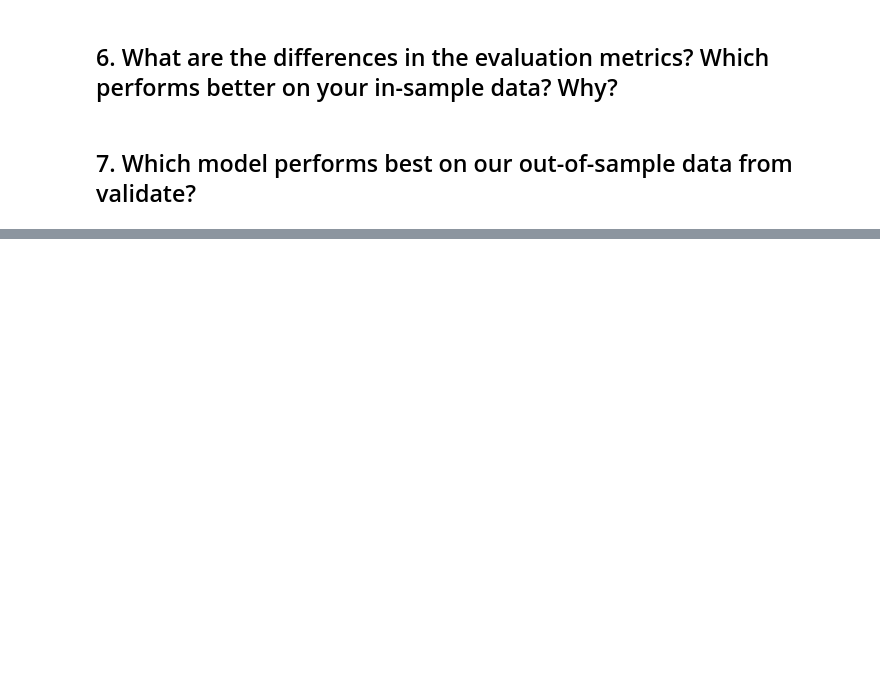
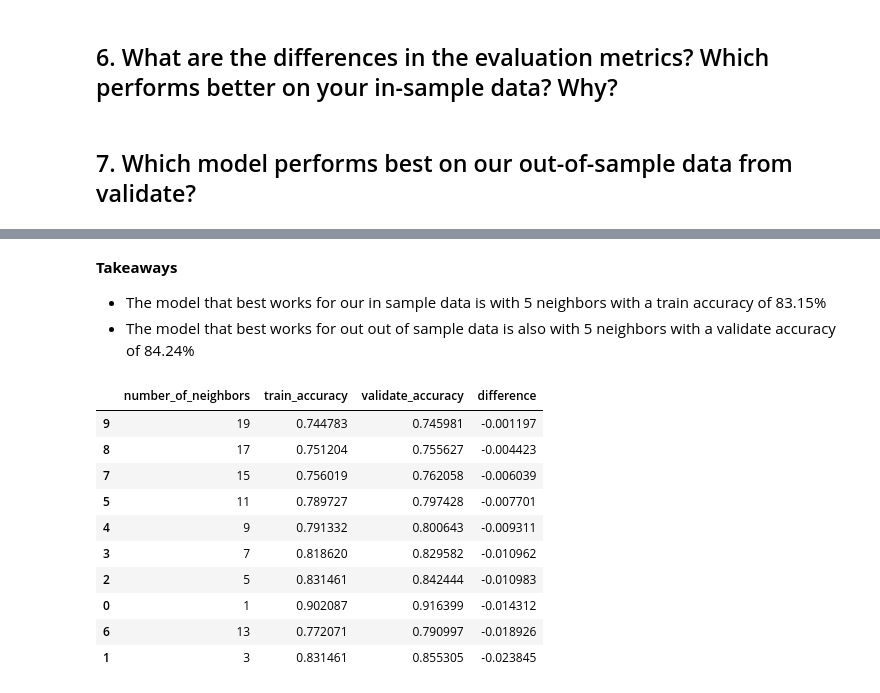
Before and after one commit to nicolas-angarita/classification-exercises, a Jupyter notebook: knn_model.ipynb, the cells around one changed output, grey strips where cells are left out. Cells and saved outputs as stored; diff of their text form; code cells hidden in the pictures; blank space fills up the shorter version.

```diff
--- a/knn_model.ipynb
+++ b/knn_model.ipynb
@@ -178,0 +242,21 @@ knn_metrics
+# %% [markdown]
+**Takeaways**
+
+ - The model that best works for our in sample data is with 5 neighbors with a train accuracy of 83.15%
+ - The model that best works for out out of sample data is also with 5 neighbors with a validate accuracy of 84.24%
+# %%
+knn_metrics['difference'] = knn_metrics['train_accuracy'] - knn_metrics['validate_accuracy']
+
+knn_metrics.sort_values('difference', ascending = False)
+# %% [output]
+|  | number_of_neighbors | train_accuracy | validate_accuracy | difference |
+| 9 | 19 | 0.744783 | 0.745981 | -0.001197 |
+| 8 | 17 | 0.751204 | 0.755627 | -0.004423 |
+| 7 | 15 | 0.756019 | 0.762058 | -0.006039 |
+| 5 | 11 | 0.789727 | 0.797428 | -0.007701 |
+| 4 | 9 | 0.791332 | 0.800643 | -0.009311 |
+| 3 | 7 | 0.818620 | 0.829582 | -0.010962 |
+| 2 | 5 | 0.831461 | 0.842444 | -0.010983 |
+| 0 | 1 | 0.902087 | 0.916399 | -0.014312 |
+| 6 | 13 | 0.772071 | 0.790997 | -0.018926 |
+| 1 | 3 | 0.831461 | 0.855305 | -0.023845 |
```
Also changed, not shown: parts of 5 cells of this notebook.
